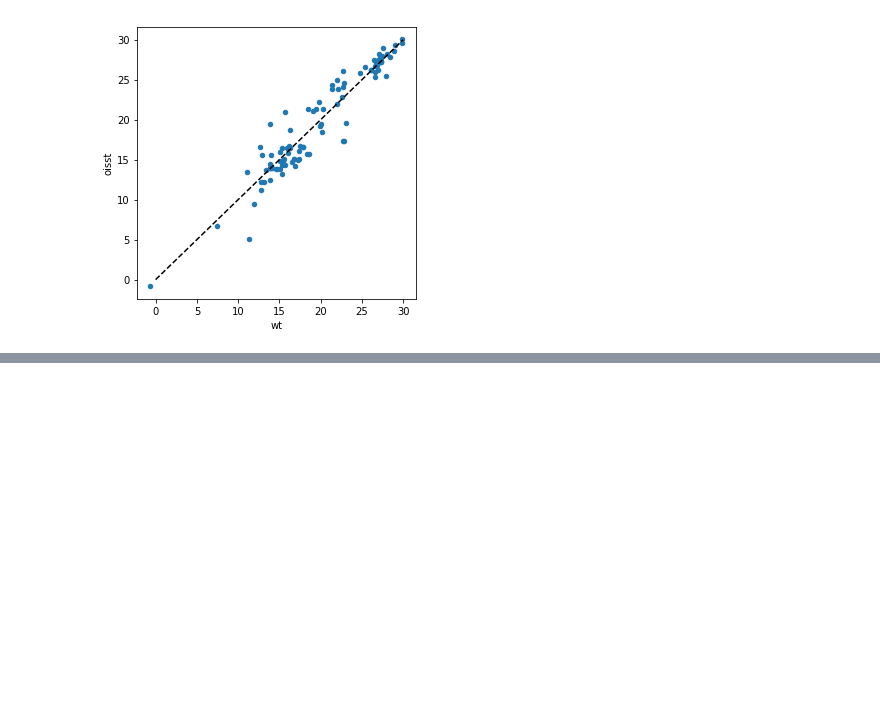
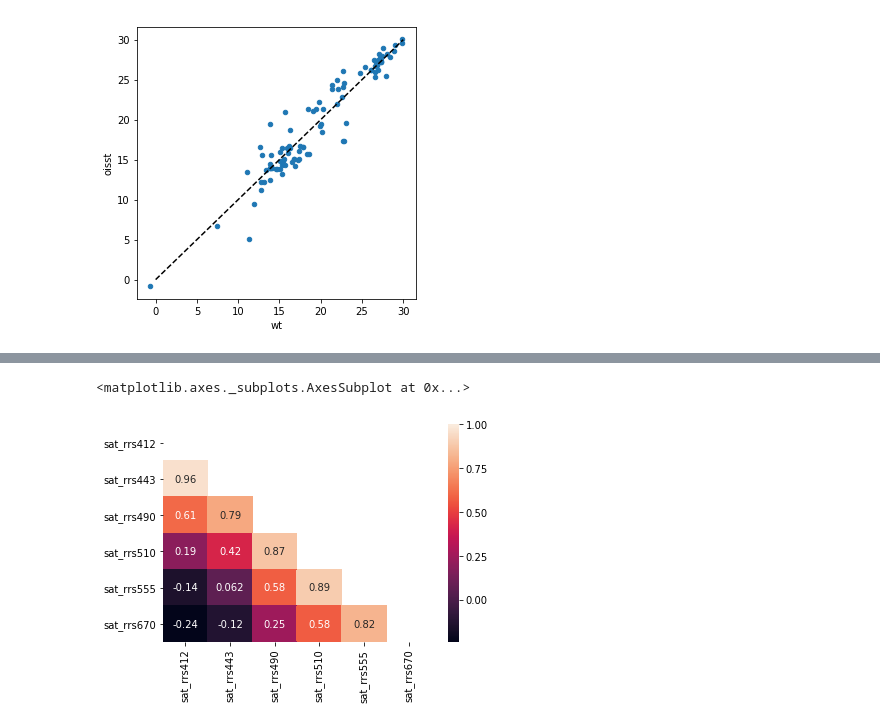
Before and after one commit to madHatter106/IOCS_BUSAN_2019, a Jupyter notebook: Exploration.ipynb, the cells around one changed output, grey strips where cells are left out. Cells and saved outputs as stored; diff of their text form; code cells hidden in the pictures; blank space fills up the shorter version.

```diff
--- a/Exploration.ipynb
+++ b/Exploration.ipynb
@@ -159,0 +189,6 @@ df[['dayofyear']].describe()
+# %%
+
+heatmap(df.filter(regex='sat_rrs').corr(), annot=True, mask=np.triu(np.ones((6,6))))
+# %% [output]
+<matplotlib.axes._subplots.AxesSubplot at 0x...>
+[figure, added]
```
Also changed, not shown: parts of 17 cells of this notebook.
